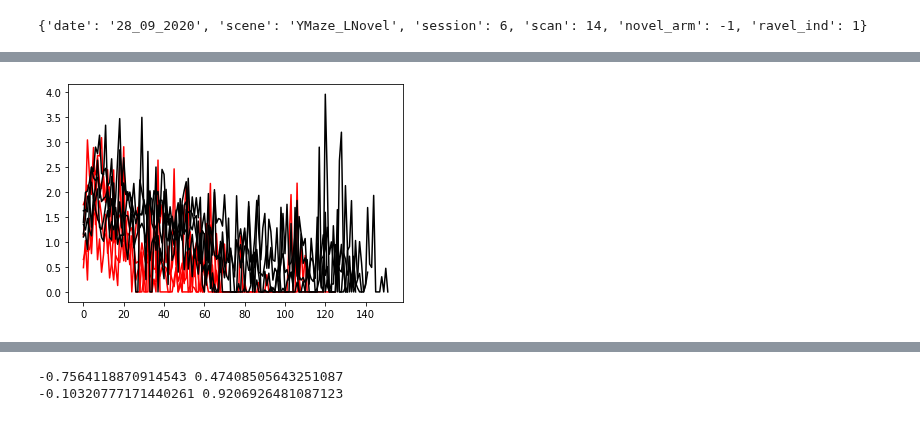
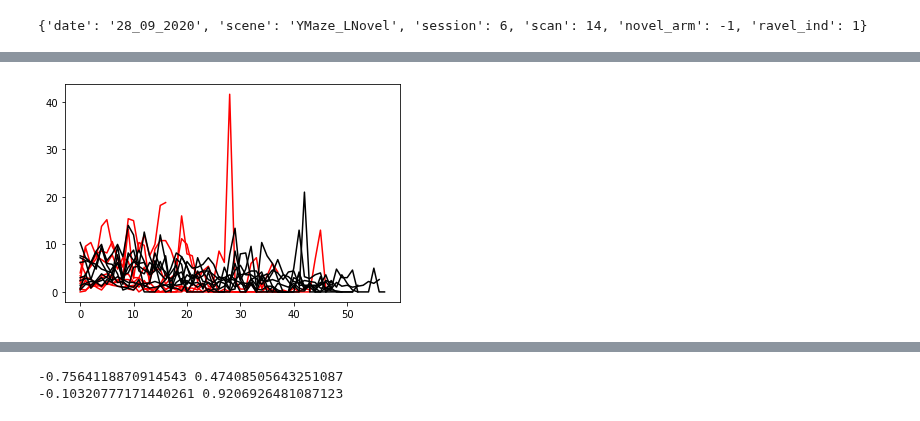
Before and after one commit to GiocomoLab/STX3KO_analyses, a Jupyter notebook: ActiveNotebooks/LickingAnalysis.ipynb, the cells around one changed output, grey strips where cells are left out. Cells and saved outputs as stored; diff of their text form; code cells hidden in the pictures.

```diff
--- a/ActiveNotebooks/LickingAnalysis.ipynb
+++ b/ActiveNotebooks/LickingAnalysis.ipynb
@@ -425,5 +412,5 @@ def reversal_lickmat(mice, date_inds = [6,7,8]):
 # %%
-sess= u.load_single_day(ko_mice[0],0)
+sess= u.load_vr_day(ko_mice[0],0)
 # %% [output]
 {'date': '28_09_2020', 'scene': 'YMaze_LNovel', 'session': 6, 'scan': 14, 'novel_arm': -1, 'ravel_ind': 1}
 # %%
@@ -488,10 +457,10 @@ ctrl_l_lickmat, ctrl_r_lickmat = reversal_lickmat(ctrl_mice)
 fig,ax = plt.subplots(2,6, figsize= [25,10], sharey=True)
 for i,start in enumerate(range(0,60,10)):
 
-    ax[0,i].fill_betweenx([0,15], sess.rzone_early['tfront']-sess.trial_matrices['bin_centers'][0],
+    ax[0,i].fill_betweenx([0,.5], sess.rzone_early['tfront']-sess.trial_matrices['bin_centers'][0],
                           sess.rzone_early['tback']-sess.trial_matrices['bin_centers'][0],
                           color="none",alpha=1, hatch='/', edgecolor='blue',linewidth=0.5)
-    ax[0,i].fill_betweenx([0,15], sess.rzone_late['tfront']-sess.trial_matrices['bin_centers'][0],
+    ax[0,i].fill_betweenx([0,.5], sess.rzone_late['tfront']-sess.trial_matrices['bin_centers'][0],
                           sess.rzone_late['tback']-sess.trial_matrices['bin_centers'][0],
                           color="blue",alpha=.3, linewidth=0.5)
 
@@ -511,10 +480,10 @@ for i,start in enumerate(range(0,60,10)):
     print(t,p)
 
 
-    ax[1,i].fill_betweenx([0,15], sess.rzone_late['tfront']-sess.trial_matrices['bin_centers'][0],
+    ax[1,i].fill_betweenx([0,.5], sess.rzone_late['tfront']-sess.trial_matrices['bin_centers'][0],
                           sess.rzone_late['tback']-sess.trial_matrices['bin_centers'][0],
                           color="none",alpha=1, hatch='/', edgecolor='green',linewidth=0.5)
-    ax[1,i].fill_betweenx([0,15], sess.rzone_early['tfront']-sess.trial_matrices['bin_centers'][0],
+    ax[1,i].fill_betweenx([0,.5], sess.rzone_early['tfront']-sess.trial_matrices['bin_centers'][0],
                           sess.rzone_early['tback']-sess.trial_matrices['bin_centers'][0],
                           color="green",alpha=.3, linewidth=0.5)
 
@@ -532,5 +501,5 @@ for i,start in enumerate(range(0,60,10)):
         ax[r,i].set_xlabel('Position')
         ax[r,i].set_ylabel('Norm. Lick Rate')
         ax[r,i].set_title("Trials: %d to %d" % (start, start+10))
-fig.savefig(os.path.join(figdir, 'reversal_lickrate.pdf'))
+# fig.savefig(os.path.join(figdir, 'reversal_lickrate.pdf'))
 # %% [output]
@@ -544,7 +513,7 @@ fig.savefig(os.path.join(figdir, 'reversal_lickrate.pdf'))
 # %%
 def get_early_licks(sess):
     t_early_bins = sess.trial_matrices['bin_edges'][1:]
-    rzone_early = (t_early_bins>=sess.rzone_early['tfront']-5)*(t_early_bins<=sess.rzone_early['tback']+1)
+    rzone_early = (t_early_bins>=sess.rzone_early['tfront']-5)*(t_early_bins<=sess.rzone_early['tfront'])
     baseline_mask = (sess.trial_info['sess_num']==6)*(sess.trial_info['LR']==-1)*(sess.trial_info['block_number']<2)
     ret_mask = (sess.trial_info['sess_num']==8)*(sess.trial_info['block_number']>1)
     rev_mask = (~baseline_mask)*(sess.trial_info['LR']==-1)*(~ret_mask)
@@ -552,16 +521,16 @@ def get_early_licks(sess):
     lr_early = sess.trial_matrices['licks'][:, rzone_early].mean(axis=1)
     lr_b = lr_early[baseline_mask].mean()
     lr_rev = lr_early[rev_mask]
-    return lr_rev/lr_b
+    return lr_rev#/lr_b
 
 
 def get_early_lick_slope(sess):
     lr_rev = get_early_licks(sess)
     max_trial = np.minimum(lr_rev.shape[0],40)
     x = np.arange(max_trial)
-    res = sp.stats.linregress(x,lr_rev[:max_trial])
+    res = sp.stats.linregress(x[5:],lr_rev[5:max_trial])
     return res.slope
 # %%
-ko_lr_rev = [get_early_licks(u.single_mouse_concat_sessions(mouse, date_inds=[6,7, 8])) for mouse in ko_mice if mouse not in ['4467975.1']]
-ctrl_lr_rev = [get_early_licks(u.single_mouse_concat_sessions(mouse, date_inds=[6,7, 8])) for mouse in ctrl_mice]
+ko_lr_rev = [get_early_licks(u.single_mouse_concat_vr_sessions(mouse, date_inds=[6, ])) for mouse in ko_mice]
+ctrl_lr_rev = [get_early_licks(u.single_mouse_concat_vr_sessions(mouse, date_inds=[6, ])) for mouse in ctrl_mice]
 # %% [output]
@@ -596,11 +554,11 @@ ctrl_lr_rev = [get_early_licks(u.single_mouse_concat_sessions(mouse, date_inds=[
 # %%
 fig,ax = plt.subplots()
-for i in range(4):
+for i in range(len(ko_lr_rev)):
     ax.plot(ko_lr_rev[i], color = 'red')
-for i in range(5):
+for i in range(len(ctrl_lr_rev)):
     ax.plot(ctrl_lr_rev[i], color='black')
 # %% [output]
-[figure, old version]
+[figure, new version]
 # %%
 from statsmodels.regression.mixed_linear_model import MixedLM
 import pandas as pd
```
Also changed, not shown: parts of 20 cells of this notebook, 21 other files.
